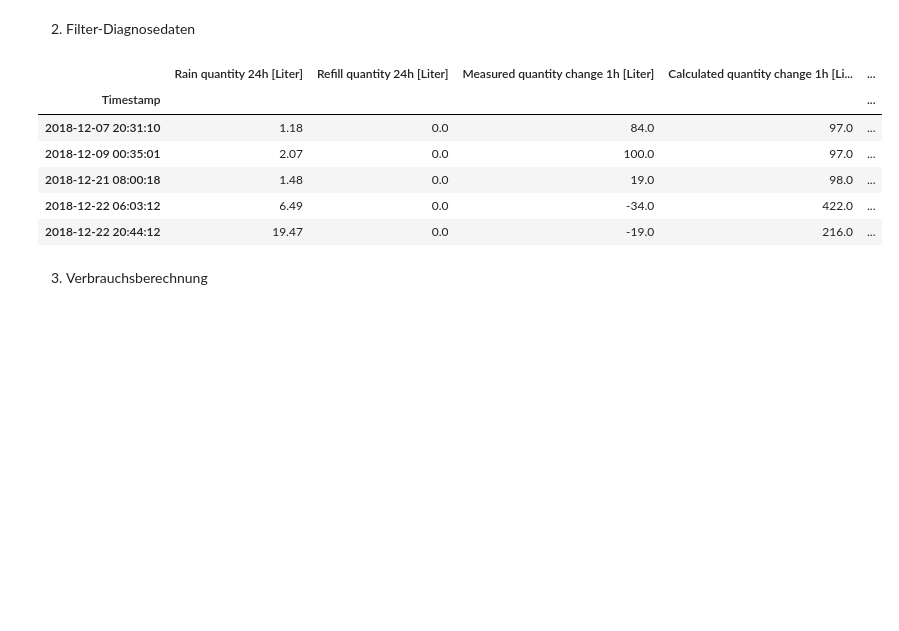
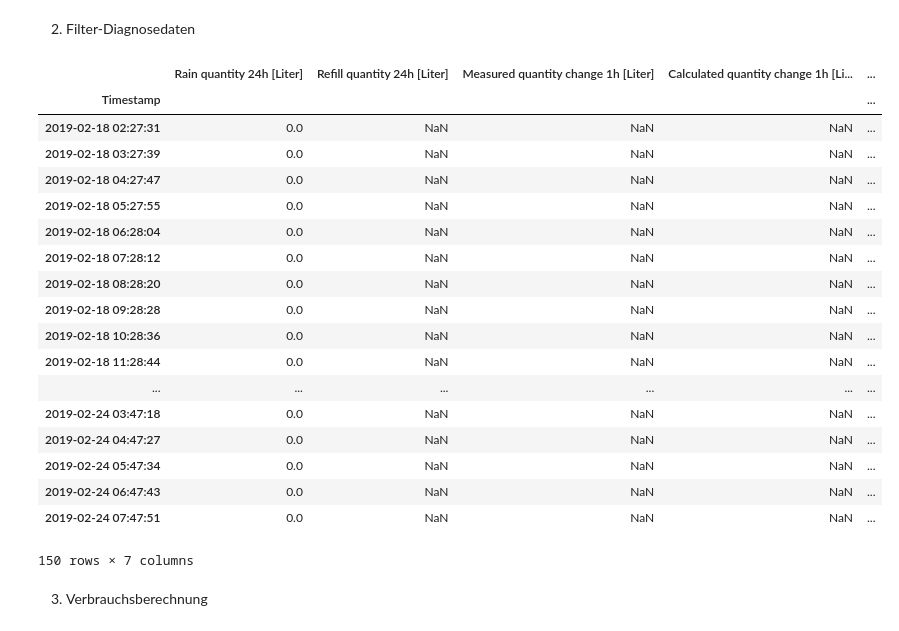
Before and after one commit to Andi0802/LevelMeasurement, a Jupyter notebook: log/Auswertung_Level.ipynb, the cells around one changed output. Saved outputs shown, nothing was run; the diff lists cells and outputs as text; code cells hidden in the pictures; blank space fills up the shorter version.

```diff
--- a/log/Auswertung_Level.ipynb
+++ b/log/Auswertung_Level.ipynb
@@ -177,21 +211,33 @@ dfg.tail()
 # %%
 # 2. Filter-Diagnosedaten
 # Werte auswaehlen
 dfd=df.iloc[:,8:14]
 dfd['Rain quantity 1h [Liter]']=df['Rain quantity 1h [Liter]']
 # Werte mit Regenmenge 0 entfernen
-dfd=dfd.where(dfd['Rain quantity 1h [Liter]'] >0)
+#dfd=dfd.where(dfd['Rain quantity 1h [Liter]'] >0)
 # NaNs entfernen
-dfd=dfd.dropna(axis=0)
-dfd.tail()
+#dfd=dfd.dropna(axis=0)
+dfd.tail(150)
 # %% [output]
 |  | Rain quantity 24h [Liter] | Refill quantity 24h [Liter] | Measured quantity change 1h [Liter] | Calculated quantity change 1h [Li... | ... |
 | Timestamp |  |  |  |  | ... |
-| 2018-12-07 20:31:10 | 1.18 | 0.0 | 84.0 | 97.0 | ... |
-| 2018-12-09 00:35:01 | 2.07 | 0.0 | 100.0 | 97.0 | ... |
-| 2018-12-21 08:00:18 | 1.48 | 0.0 | 19.0 | 98.0 | ... |
-| 2018-12-22 06:03:12 | 6.49 | 0.0 | -34.0 | 422.0 | ... |
-| 2018-12-22 20:44:12 | 19.47 | 0.0 | -19.0 | 216.0 | ... |
+| 2019-02-18 02:27:31 | 0.0 | NaN | NaN | NaN | ... |
+| 2019-02-18 03:27:39 | 0.0 | NaN | NaN | NaN | ... |
+| 2019-02-18 04:27:47 | 0.0 | NaN | NaN | NaN | ... |
+| 2019-02-18 05:27:55 | 0.0 | NaN | NaN | NaN | ... |
+| 2019-02-18 06:28:04 | 0.0 | NaN | NaN | NaN | ... |
+| 2019-02-18 07:28:12 | 0.0 | NaN | NaN | NaN | ... |
+| 2019-02-18 08:28:20 | 0.0 | NaN | NaN | NaN | ... |
+| 2019-02-18 09:28:28 | 0.0 | NaN | NaN | NaN | ... |
+| 2019-02-18 10:28:36 | 0.0 | NaN | NaN | NaN | ... |
+| 2019-02-18 11:28:44 | 0.0 | NaN | NaN | NaN | ... |
+| ... | ... | ... | ... | ... | ... |
+| 2019-02-24 03:47:18 | 0.0 | NaN | NaN | NaN | ... |
+| 2019-02-24 04:47:27 | 0.0 | NaN | NaN | NaN | ... |
+| 2019-02-24 05:47:34 | 0.0 | NaN | NaN | NaN | ... |
+| 2019-02-24 06:47:43 | 0.0 | NaN | NaN | NaN | ... |
+| 2019-02-24 07:47:51 | 0.0 | NaN | NaN | NaN | ... |
+150 rows × 7 columns
 # %% [markdown]
 3. Verbrauchsberechnung
 # %%
```
Also changed, not shown: parts of 17 cells of this notebook, 4 other files.
